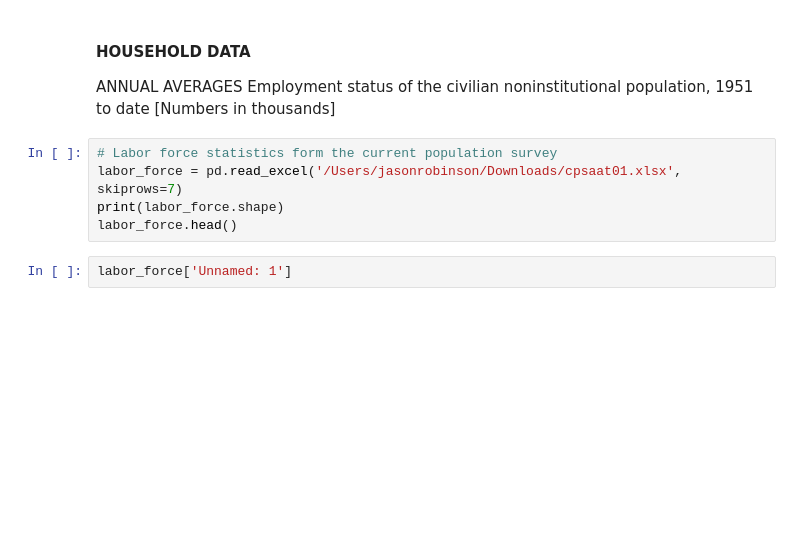
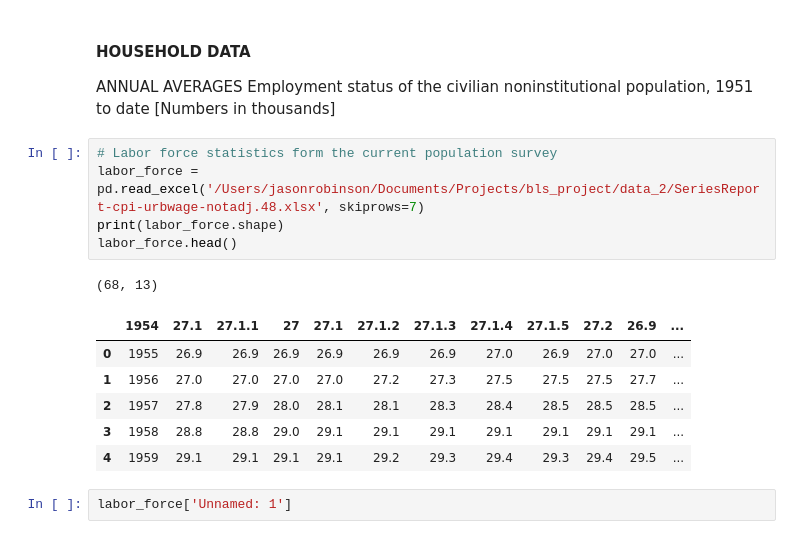
Before and after one commit to techthumb1/bls_project, a Jupyter notebook: notebooks/bls_2022.ipynb, the cells around one changed output. Saved outputs shown, nothing was run; the diff lists cells and outputs as text; blank space fills up the shorter version.

```diff
--- a/notebooks/bls_2022.ipynb
+++ b/notebooks/bls_2022.ipynb
@@ -265,9 +265,17 @@ ANNUAL AVERAGES
 Employment status of the civilian noninstitutional population, 1951 to date [Numbers in thousands]
 # %%
 # Labor force statistics form the current population survey
-labor_force = pd.read_excel('/Users/jasonrobinson/Downloads/cpsaat01.xlsx', skiprows=7)
+labor_force = pd.read_excel('/Users/jasonrobinson/Documents/Projects/bls_project/data_2/SeriesReport-cpi-urbwage-notadj.48.xlsx', skiprows=7)
 print(labor_force.shape)
 labor_force.head()
+# %% [output]
+(68, 13)
+|  | 1954 | 27.1 | 27.1.1 | 27 | 27.1 | 27.1.2 | 27.1.3 | 27.1.4 | 27.1.5 | 27.2 | 26.9 | ... |
+| 0 | 1955 | 26.9 | 26.9 | 26.9 | 26.9 | 26.9 | 26.9 | 27.0 | 26.9 | 27.0 | 27.0 | ... |
+| 1 | 1956 | 27.0 | 27.0 | 27.0 | 27.0 | 27.2 | 27.3 | 27.5 | 27.5 | 27.5 | 27.7 | ... |
+| 2 | 1957 | 27.8 | 27.9 | 28.0 | 28.1 | 28.1 | 28.3 | 28.4 | 28.5 | 28.5 | 28.5 | ... |
+| 3 | 1958 | 28.8 | 28.8 | 29.0 | 29.1 | 29.1 | 29.1 | 29.1 | 29.1 | 29.1 | 29.1 | ... |
+| 4 | 1959 | 29.1 | 29.1 | 29.1 | 29.1 | 29.2 | 29.3 | 29.4 | 29.3 | 29.4 | 29.5 | ... |
 # %%
 labor_force['Unnamed: 1']
 # %%
```
Also changed, not shown: 17 other files.
